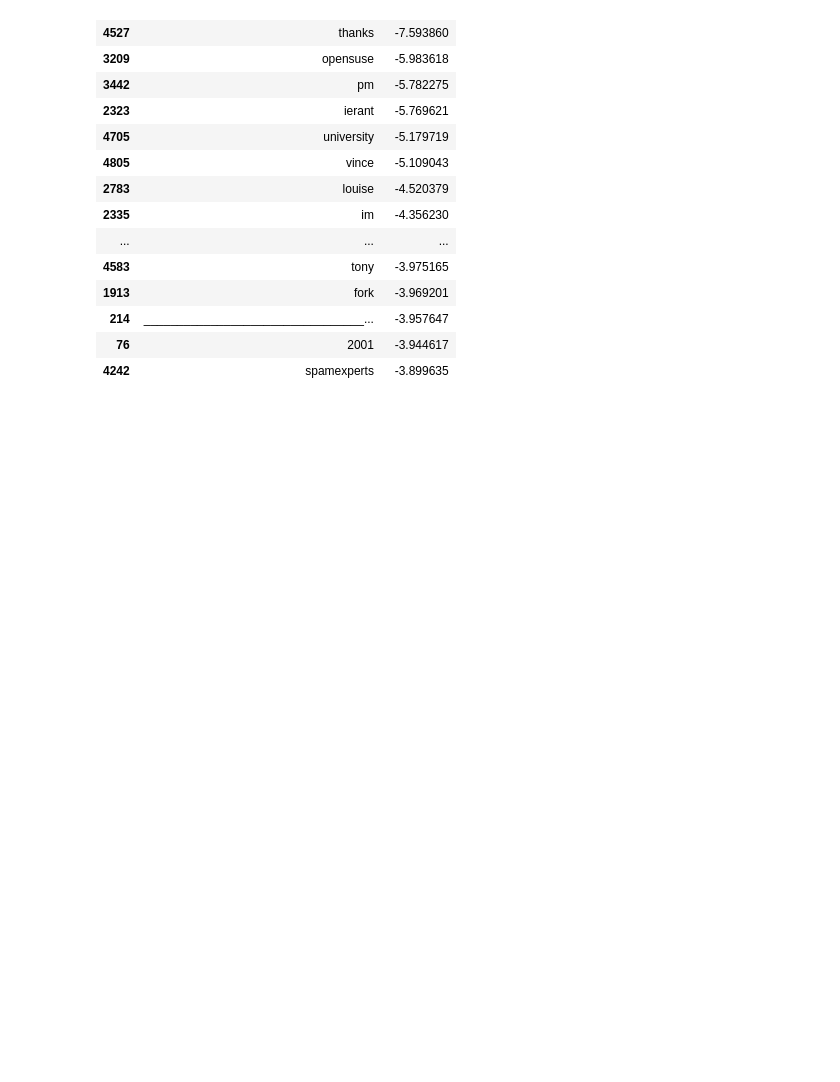
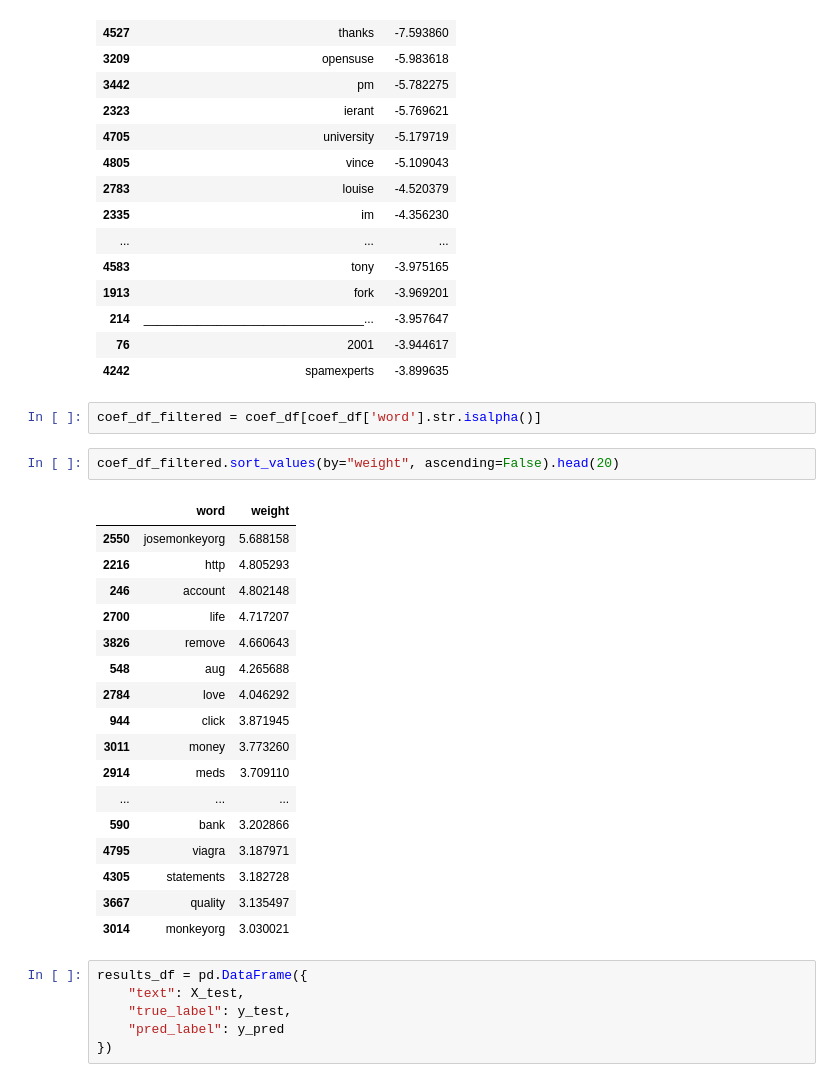
Before and after one commit to cont1n3nt/ai-phishing-detector, a Jupyter notebook: notebooks/eda.ipynb, the cells around one changed output. Saved outputs shown, nothing was run; the diff lists cells and outputs as text; blank space fills up the shorter version.

```diff
--- a/notebooks/eda.ipynb
+++ b/notebooks/eda.ipynb
@@ -133,3 +133,31 @@ coef_df.sort_values(by='weight').head(20)
 | 214 | _________________________________... | -3.957647 |
 | 76 | 2001 | -3.944617 |
 | 4242 | spamexperts | -3.899635 |
+# %%
+coef_df_filtered = coef_df[coef_df['word'].str.isalpha()]
+# %%
+coef_df_filtered.sort_values(by="weight", ascending=False).head(20)
+# %% [output]
+|  | word | weight |
+| 2550 | josemonkeyorg | 5.688158 |
+| 2216 | http | 4.805293 |
+| 246 | account | 4.802148 |
+| 2700 | life | 4.717207 |
+| 3826 | remove | 4.660643 |
+| 548 | aug | 4.265688 |
+| 2784 | love | 4.046292 |
+| 944 | click | 3.871945 |
+| 3011 | money | 3.773260 |
+| 2914 | meds | 3.709110 |
+| ... | ... | ... |
+| 590 | bank | 3.202866 |
+| 4795 | viagra | 3.187971 |
+| 4305 | statements | 3.182728 |
+| 3667 | quality | 3.135497 |
+| 3014 | monkeyorg | 3.030021 |
+# %%
+results_df = pd.DataFrame({
+    "text": X_test,
+    "true_label": y_test,
+    "pred_label": y_pred
+})
```
Also changed, not shown: parts of 10 cells of this notebook, 2 other files.
